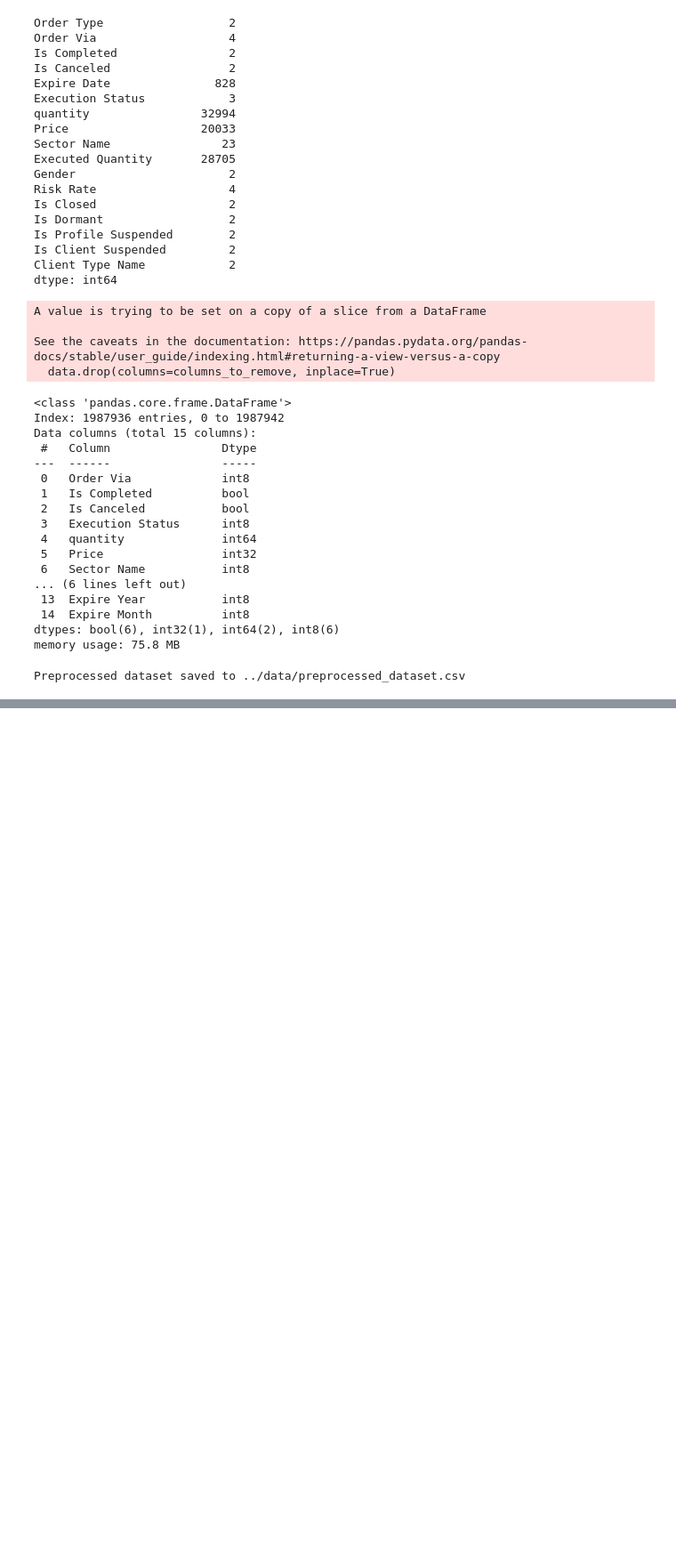
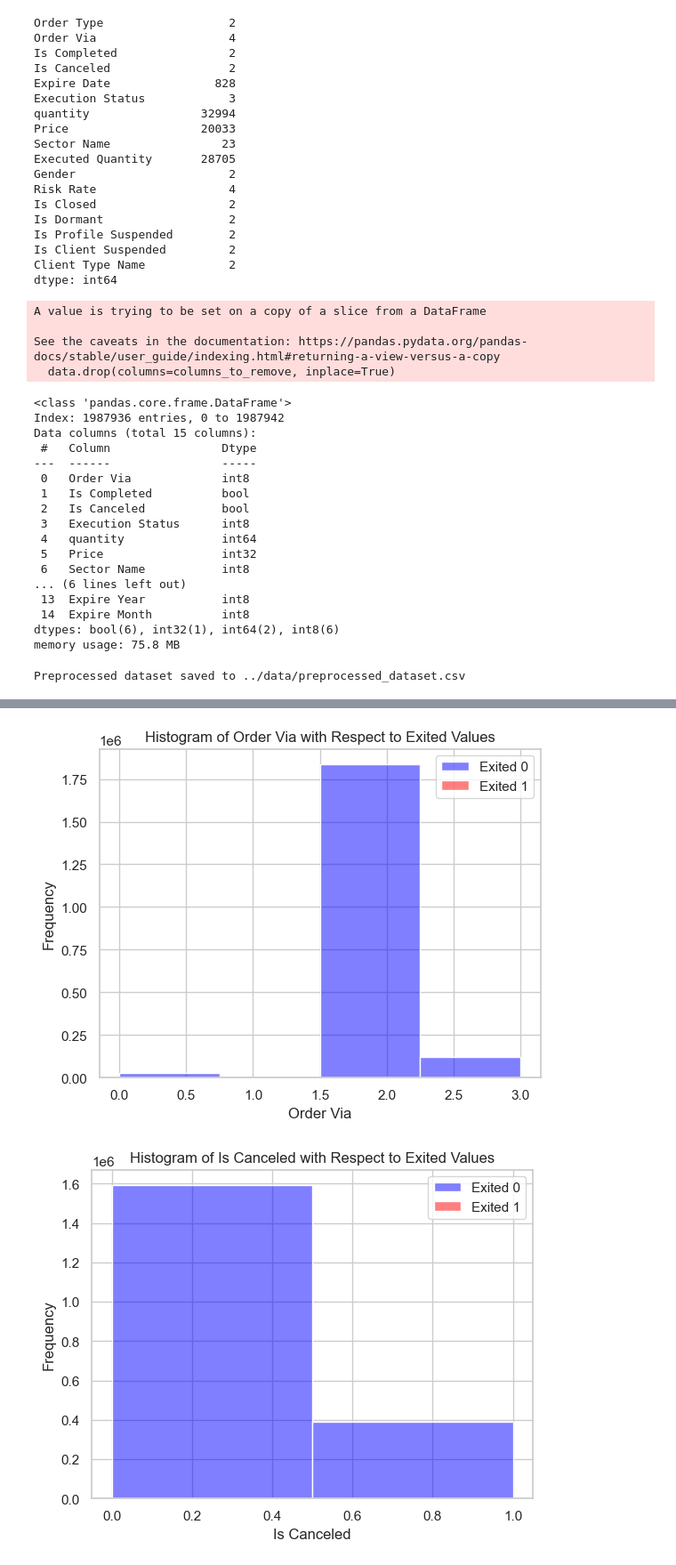
Before and after one commit to MohamedEbrahem1/EFG-SU-Competition, a Jupyter notebook: notebooks/preprocessing.ipynb, the cells around one changed output, grey strips where cells are left out. Shown at 89% size. Drawn from its saved outputs; the diff is of its cells as text; code cells hidden in the pictures; blank space fills up the shorter version.

```diff
--- a/notebooks/preprocessing.ipynb
+++ b/notebooks/preprocessing.ipynb
@@ -277,0 +491,21 @@ Preprocessed dataset saved to ../data/preprocessed_dataset.csv
+# %%
+for i in categorial_features:
+    # Set the style for the plot (optional)
+    sns.set(style="whitegrid")
+
+    # Create histograms for each 'exit' value using Seaborn
+    sns.histplot(exited_0[i], bins=df[i].nunique(), alpha=0.5, label='Exited 0', color='blue')
+    sns.histplot(exited_1[i], bins=df[i].nunique(), alpha=0.5, label='Exited 1', color='red')
+
+
+    # Add labels and legend
+    plt.xlabel(i)
+    plt.ylabel('Frequency')
+    plt.legend()
+    plt.title('Histogram of '+ i + ' with Respect to Exited Values')
+
+    # Show the plot
+    plt.show()
+# %% [output]
+[figure, added]
+[figure, added]
```
Also changed, not shown: parts of 24 cells of this notebook.
